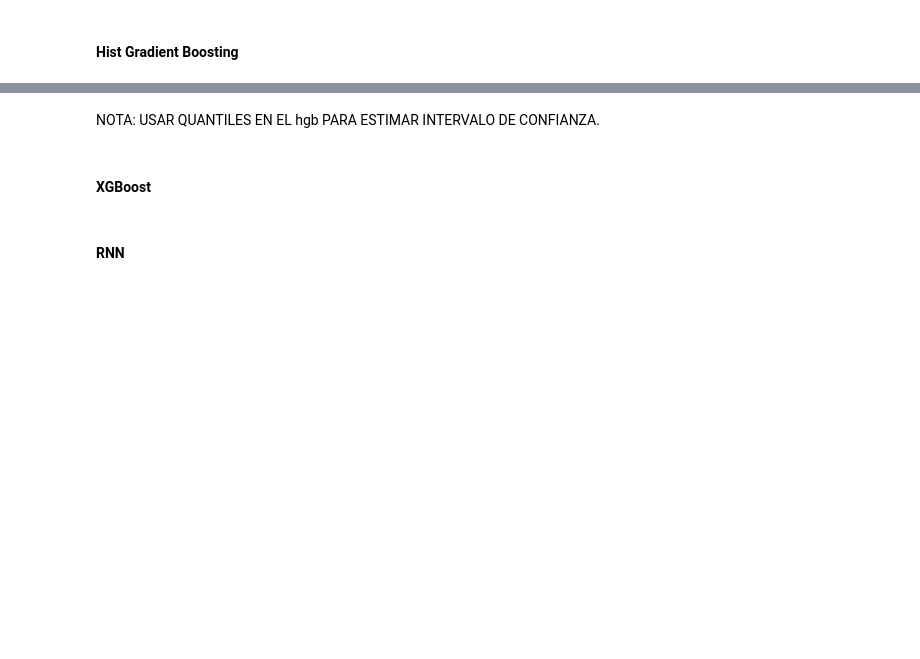
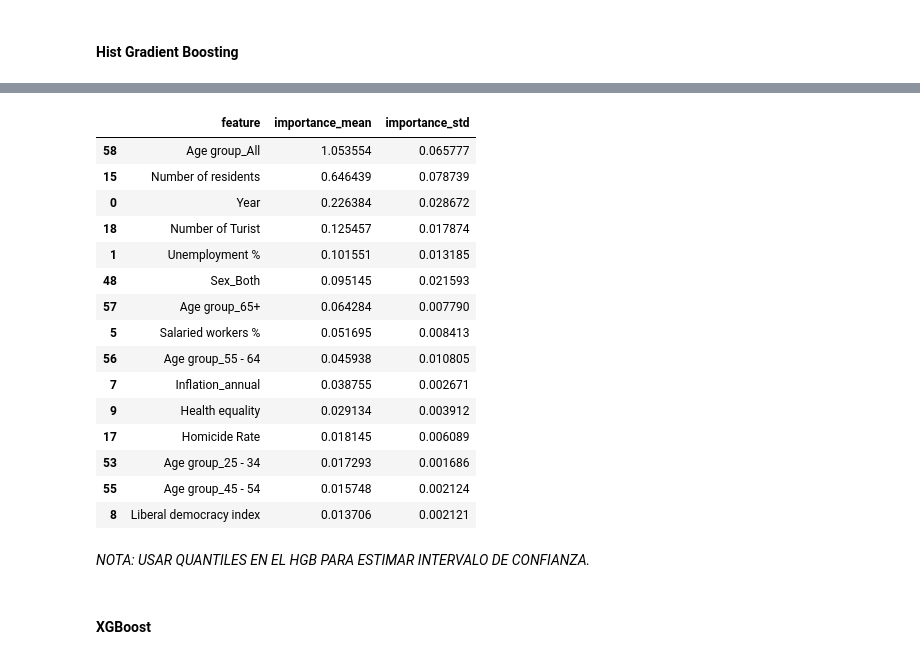
Before and after one commit to ERIDEZ/IFM_TMF, a Jupyter notebook: Notebooks y scripts/Etapa 4 - Machine Learning - Prediccion directa.ipynb, the cells around one changed output, grey strips where cells are left out. Saved outputs shown, nothing was run; the diff lists cells and outputs as text; code cells hidden in the pictures; blank space fills up the shorter version.

```diff
--- a/Notebooks y scripts/Etapa 4 - Machine Learning - Prediccion directa.ipynb
+++ b/Notebooks y scripts/Etapa 4 - Machine Learning - Prediccion directa.ipynb
@@ -658,6 +1089,33 @@ MAPE - test: 0.58
+# %%
+# Importancia por permutaciones
+importancias_permu = permutation_importance(hgb_best, X_train, y_train, n_repeats=10, random_state=58)
+
+# Importancias en dataframe
+importances_hgb = pd.DataFrame({
+    'feature': X.columns,
+    'importance_mean': importancias_permu.importances_mean,
+    'importance_std': importancias_permu.importances_std
+}).sort_values(by='importance_mean', ascending=False)
+
+importances_hgb.head(15)
+# %% [output]
+|  | feature | importance_mean | importance_std |
+| 58 | Age group_All | 1.053554 | 0.065777 |
+| 15 | Number of residents | 0.646439 | 0.078739 |
+| 0 | Year | 0.226384 | 0.028672 |
+| 18 | Number of Turist | 0.125457 | 0.017874 |
+| 1 | Unemployment % | 0.101551 | 0.013185 |
+| 48 | Sex_Both | 0.095145 | 0.021593 |
+| 57 | Age group_65+ | 0.064284 | 0.007790 |
+| 5 | Salaried workers % | 0.051695 | 0.008413 |
+| 56 | Age group_55 - 64 | 0.045938 | 0.010805 |
+| 7 | Inflation_annual | 0.038755 | 0.002671 |
+| 9 | Health equality | 0.029134 | 0.003912 |
+| 17 | Homicide Rate | 0.018145 | 0.006089 |
+| 53 | Age group_25 - 34 | 0.017293 | 0.001686 |
+| 55 | Age group_45 - 54 | 0.015748 | 0.002124 |
+| 8 | Liberal democracy index | 0.013706 | 0.002121 |
 # %% [markdown]
-NOTA: USAR QUANTILES EN EL hgb PARA ESTIMAR INTERVALO DE CONFIANZA.
+*NOTA: USAR QUANTILES EN EL HGB PARA ESTIMAR INTERVALO DE CONFIANZA.*
 # %% [markdown]
 #### XGBoost
-# %% [markdown]
-#### RNN
```
Also changed, not shown: parts of 57 cells of this notebook, 22 other files.
